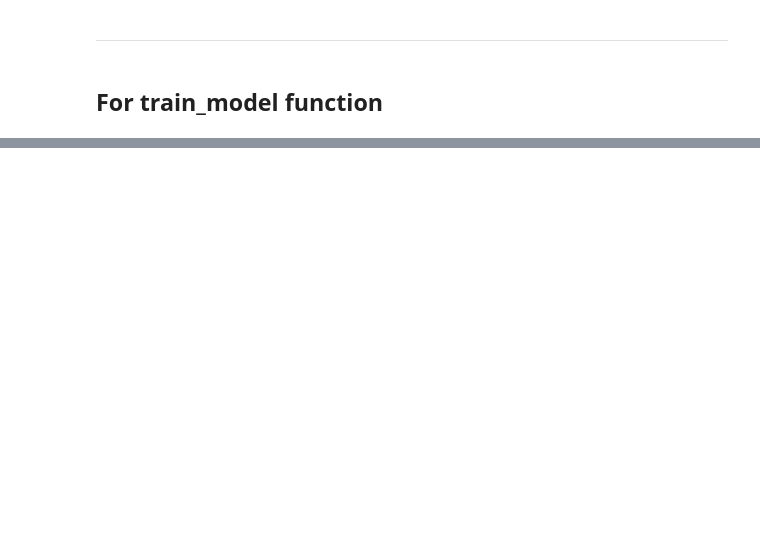
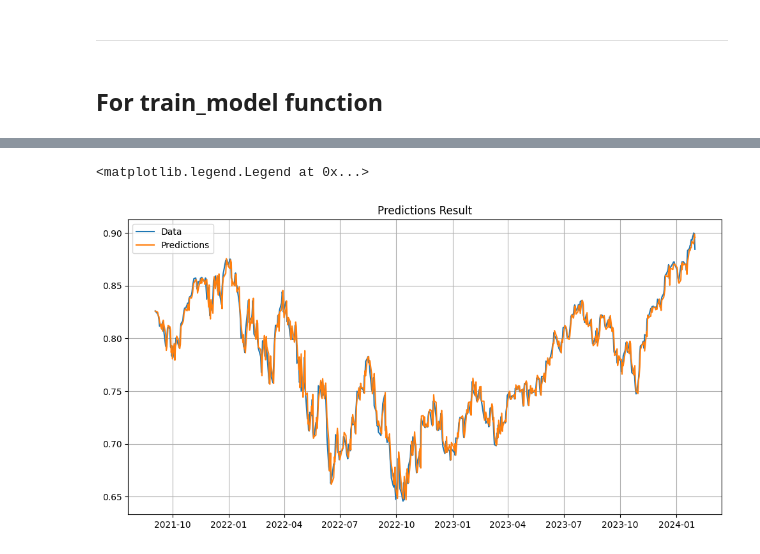
Before and after one commit to BoykoPetevBoev/Stock-Market-Prediction, a Jupyter notebook: src/models/lstm/lstm_model.ipynb, the cells around one changed output, grey strips where cells are left out. Saved outputs shown, nothing was run; the diff lists cells and outputs as text; code cells hidden in the pictures; blank space fills up the shorter version.

```diff
--- a/src/models/lstm/lstm_model.ipynb
+++ b/src/models/lstm/lstm_model.ipynb
@@ -112,0 +93,2 @@ _________________________________________________________________
+# %%
+predictions = model.predict(x_predict)
@@ -113 +97,9 @@ _________________________________________________________________
+# %%
+plt = config_chart('Predictions Result')
+plt.plot(dates_predict, y_predict)
+plt.plot(dates_predict, predictions)
+plt.legend(['Data', 'Predictions'])
+# %% [output]
+<matplotlib.legend.Legend at 0x...>
+[figure, added]
 # %%
```
Also changed, not shown: parts of 20 cells of this notebook, 1 other file.
